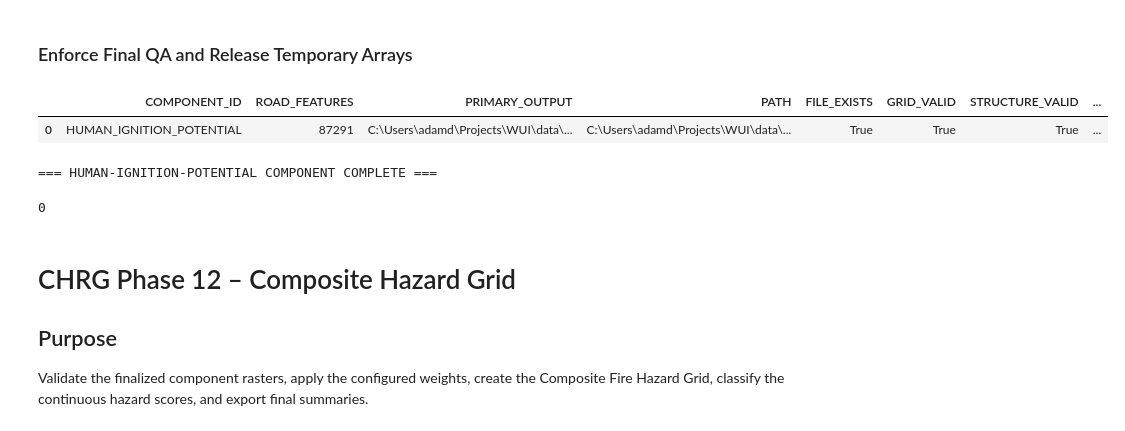
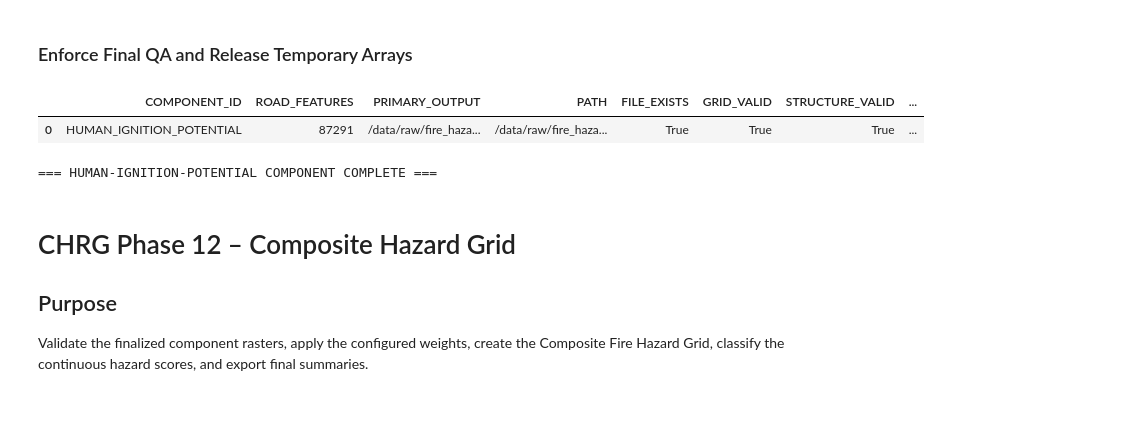
Before and after one commit to aval0311/utah-wui-exposure-analysis, a Jupyter notebook: notebooks/utah_wui_exposure_analysis.ipynb, the cells around one changed output. Saved outputs shown, nothing was run; the diff lists cells and outputs as text; code cells hidden in the pictures.

```diff
--- a/notebooks/utah_wui_exposure_analysis.ipynb
+++ b/notebooks/utah_wui_exposure_analysis.ipynb
@@ -42799,23 +42812,22 @@ fire_hazard_human_summary.to_csv(
 # %%
 # Stop execution if validation shows the human-ignition component is not analysis-ready.
 if not fire_hazard_human_ignition_component_finalized:
     raise ValueError('The human-ignition component failed validation.')
 
 # Display the component summary for an immediate notebook-level QA review.
 display(fire_hazard_human_summary)
 print('=== HUMAN-IGNITION-POTENTIAL COMPONENT COMPLETE ===')
 
 # Release road-proximity arrays after their values have been written and validated.
 del road_presence, road_distance_m, road_hazard
 # Release aligned land-cover and combined hazard arrays after component completion.
 del aligned_nlcd, developed_hazard, human_hazard
 # Request garbage collection to recover memory before later notebook phases run.
-gc.collect()
+_ = gc.collect()
 # %% [output]
 |  | COMPONENT_ID | ROAD_FEATURES | PRIMARY_OUTPUT | PATH | FILE_EXISTS | GRID_VALID | STRUCTURE_VALID | ... |
-| 0 | HUMAN_IGNITION_POTENTIAL | 87291 | C:\Users\adamd\Projects\WUI\data\... | C:\Users\adamd\Projects\WUI\data\... | True | True | True | ... |
+| 0 | HUMAN_IGNITION_POTENTIAL | 87291 | /data/raw/fire_haza... | /data/raw/fire_haza... | True | True | True | ... |
 === HUMAN-IGNITION-POTENTIAL COMPONENT COMPLETE ===
-0
 # %% [markdown]
 # CHRG Phase 12 – Composite Hazard Grid
 
```
Also changed, not shown: parts of 78 cells of this notebook.
